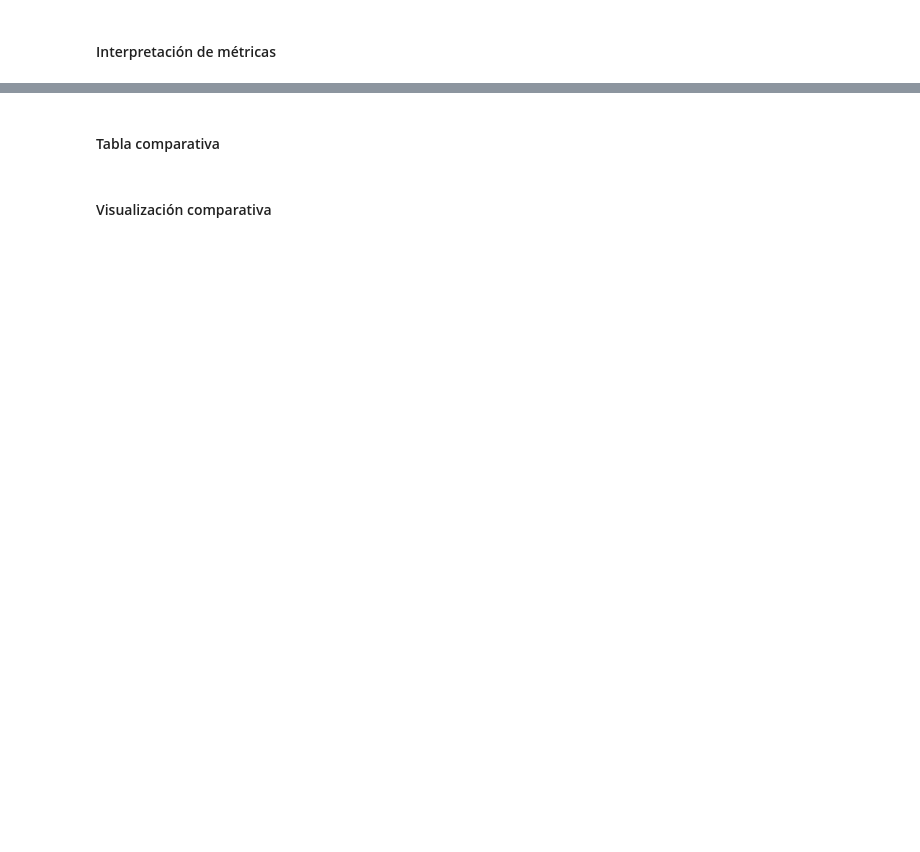
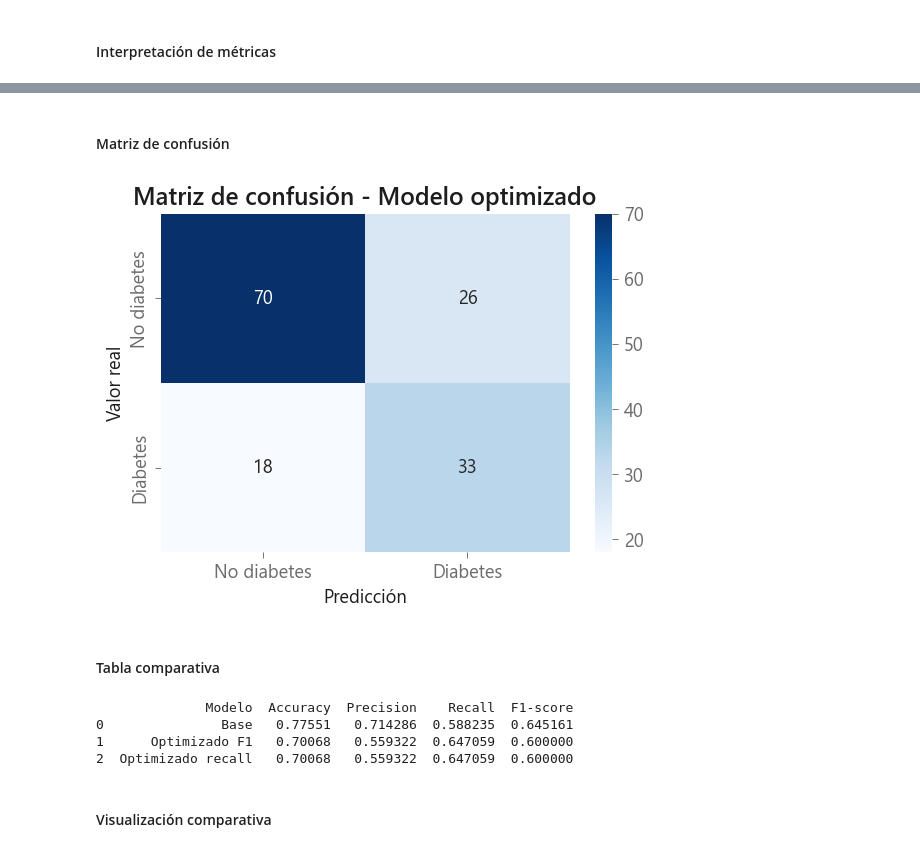
Before and after one commit to Cerco01/decision-tree-diabetes, a Jupyter notebook: src/explore.ipynb, the cells around one changed output, grey strips where cells are left out. Saved outputs shown, nothing was run; the diff lists cells and outputs as text; code cells hidden in the pictures; blank space fills up the shorter version.

```diff
--- a/src/explore.ipynb
+++ b/src/explore.ipynb
@@ -97,0 +349,13 @@ Prefiero hacer el `split` antes del encoding porque sino los tests nos pueden mo
+# %%
+model_B = DecisionTreeClassifier(random_state=42)
+model_B.fit(X_train_B, y_train)
+
+y_pred_B = model_B.predict(X_test_B)
+
+print("Resultados dataset B (sin SkinThickness):")
+print(f"Accuracy: {accuracy_score(y_test, y_pred_B):.4f}")
+print(f"Precision: {precision_score(y_test, y_pred_B):.4f}")
+print(f"Recall: {recall_score(y_test, y_pred_B):.4f}")
+print(f"F1-score: {f1_score(y_test, y_pred_B):.4f}")
+print(SEPARATOR)
+print(classification_report(y_test, y_pred_B))
@@ -113,0 +525,14 @@ Prefiero hacer el `split` antes del encoding porque sino los tests nos pueden mo
+# %%
+best_model = grid_search.best_estimator_
+best_model_recall = grid_search_recall.best_estimator_
+
+y_pred_best = best_model.predict(X_test_A)
+y_pred_recall = best_model_recall.predict(X_test_A)
+
+print("Resultados del modelo final optimizado:")
+print(f"Accuracy: {accuracy_score(y_test, y_pred_best):.4f}")
+print(f"Precision: {precision_score(y_test, y_pred_best):.4f}")
+print(f"Recall: {recall_score(y_test, y_pred_best):.4f}")
+print(f"F1-score: {f1_score(y_test, y_pred_best):.4f}")
+print(SEPARATOR)
+print(classification_report(y_test, y_pred_best))
@@ -114,2 +562,23 @@ Prefiero hacer el `split` antes del encoding porque sino los tests nos pueden mo
+# %% [markdown]
+#### Matriz de confusión
+# %%
+conf_matrix = confusion_matrix(y_test, y_pred_best)
+
+plt.figure(figsize=(6, 4))
+sns.heatmap(
+    conf_matrix,
+    annot=True,
+    fmt="d",
+    cmap="Blues",
+    xticklabels=["No diabetes", "Diabetes"],
+    yticklabels=["No diabetes", "Diabetes"]
+)
+
+plt.xlabel("Predicción")
+plt.ylabel("Valor real")
+plt.title("Matriz de confusión - Modelo optimizado")
+plt.show()
+# %% [output]
+[figure, added]
 # %% [markdown]
 #### Tabla comparativa
@@ -118,2 +585,33 @@ Prefiero hacer el `split` antes del encoding porque sino los tests nos pueden mo
+# %%
+final_comparison = pd.DataFrame({
+    "Modelo": ["Base", "Optimizado F1", "Optimizado recall"],
+    "Accuracy": [
+        accuracy_score(y_test, y_pred_A),
+        accuracy_score(y_test, y_pred_best),
+        accuracy_score(y_test, y_pred_recall)
+    ],
+    "Precision": [
+        precision_score(y_test, y_pred_A),
+        precision_score(y_test, y_pred_best),
+        precision_score(y_test, y_pred_recall)
+    ],
+    "Recall": [
+        recall_score(y_test, y_pred_A),
+        recall_score(y_test, y_pred_best),
+        recall_score(y_test, y_pred_recall)
+    ],
+    "F1-score": [
+        f1_score(y_test, y_pred_A),
+        f1_score(y_test, y_pred_best),
+        f1_score(y_test, y_pred_recall)
+    ]
+})
+
+print(final_comparison)
+# %% [output]
+              Modelo  Accuracy  Precision    Recall  F1-score
+0               Base   0.77551   0.714286  0.588235  0.645161
+1      Optimizado F1   0.70068   0.559322  0.647059  0.600000
+2  Optimizado recall   0.70068   0.559322  0.647059  0.600000
 # %% [markdown]
 #### Visualización comparativa
```
Also changed, not shown: parts of 92 cells of this notebook, 4 other files.
